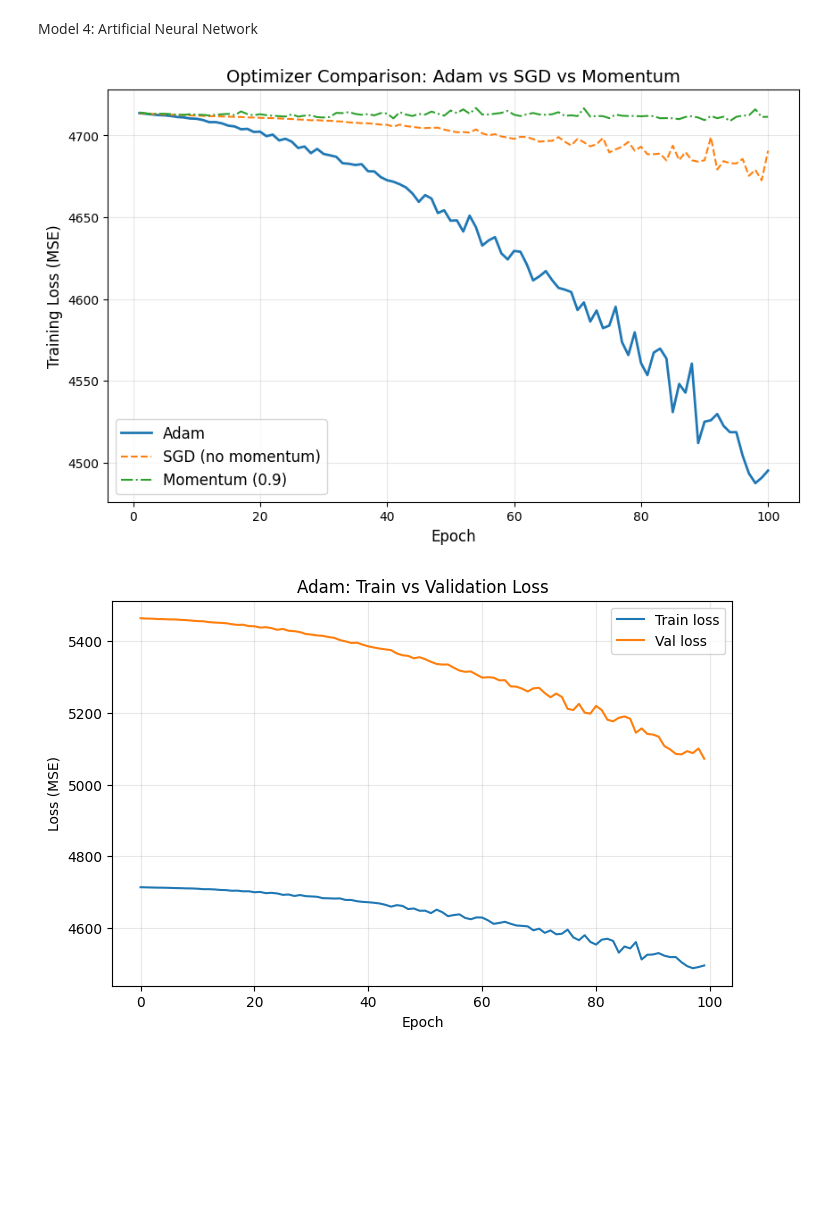
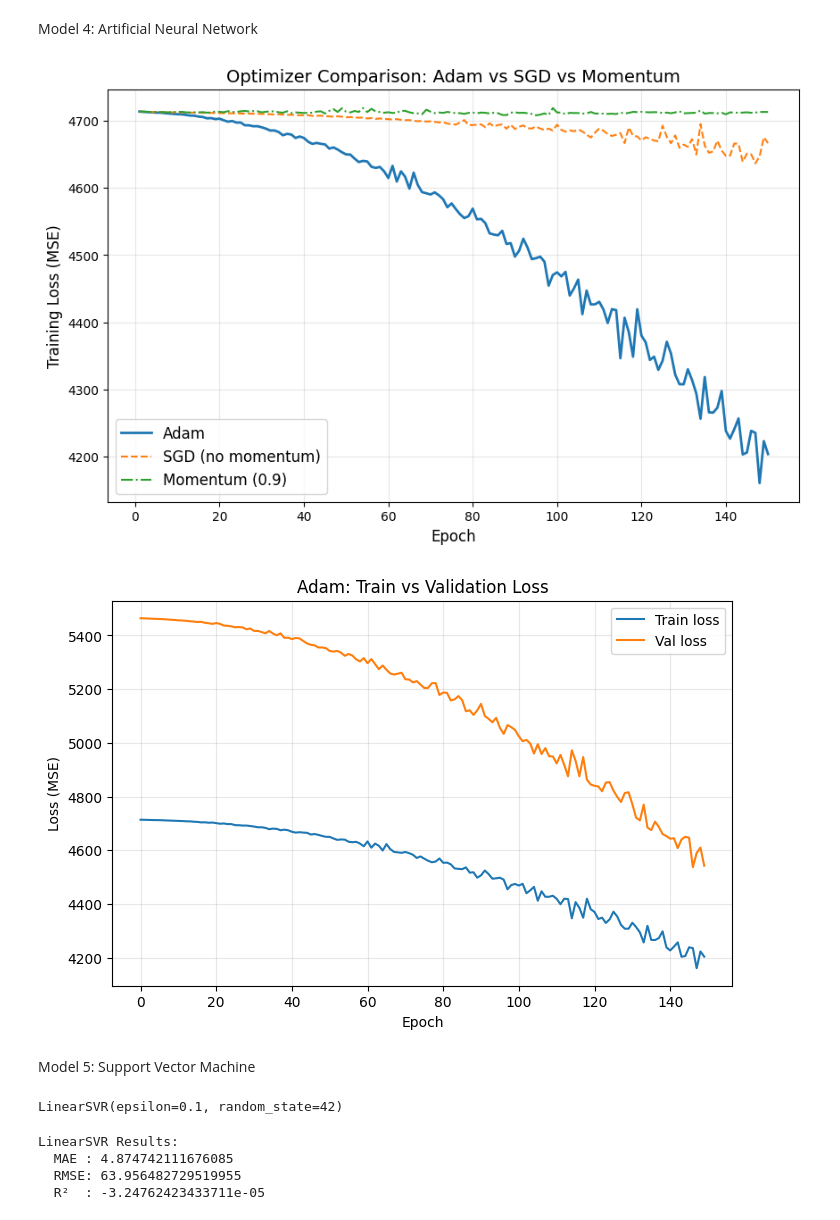
Before and after one commit to aleenaaahad/Machine-Learning-Models, a Jupyter notebook: Data-Processing.ipynb, the cells around one changed output. Saved outputs shown, nothing was run; the diff lists cells and outputs as text; code cells hidden in the pictures; blank space fills up the shorter version.

```diff
--- a/Data-Processing.ipynb
+++ b/Data-Processing.ipynb
@@ -68,7 +68,7 @@ Model 2: Random Forest
 # %%
 from sklearn.ensemble import RandomForestRegressor
 rf = RandomForestRegressor(
-    n_estimators=100,
+    n_estimators=200,
     random_state=42
 )
 
@@ -167,7 +165,7 @@ model_adam.compile(
 history_adam = model_adam.fit(
     X_train_s, y_train_np,
     validation_data=(X_val_s, y_val_np),
-    epochs=100,
+    epochs=150,
     batch_size=32,
     verbose=0
 )
@@ -182,7 +180,7 @@ model_sgd.compile(
 history_sgd = model_sgd.fit(
     X_train_s, y_train_np,
     validation_data=(X_val_s, y_val_np),
-    epochs=100,
+    epochs=150,
     batch_size=32,
     verbose=0
 )
@@ -197,26 +195,26 @@ model_momentum.compile(
 history_momentum = model_momentum.fit(
     X_train_s, y_train_np,
     validation_data=(X_val_s, y_val_np),
-    epochs=100,
+    epochs=150,
     batch_size=32,
     verbose=0
 )
 # %%
 plt.figure(figsize=(10,6))
-epochs = range(1, 101)
+epochs = range(1, 151)
 
 plt.plot(epochs, history_adam.history['loss'], label='Adam', linewidth=2)
 plt.plot(epochs, history_sgd.history['loss'], label='SGD (no momentum)', linestyle='--')
 plt.plot(epochs, history_momentum.history['loss'], label='Momentum (0.9)', linestyle='-.')
 
 plt.title("Optimizer Comparison: Adam vs SGD vs Momentum", fontsize=14)
 plt.xlabel("Epoch", fontsize=12)
 plt.ylabel("Training Loss (MSE)", fontsize=12)
 plt.grid(True, alpha=0.3)
 plt.legend(fontsize=12)
 plt.show()
 # %% [output]
-[figure, old version]
+[figure, new version]
 # %%
 plt.figure(figsize=(8,5))
 plt.plot(history_adam.history['loss'], label='Train loss')
@@ -228,4 +226,45 @@ plt.legend()
 plt.grid(True, alpha=0.3)
 plt.show()
 # %% [output]
-[figure, old version]
+[figure, new version]
+# %% [markdown]
+Model 5: Support Vector Machine
+# %%
+from sklearn.svm import LinearSVR
+from sklearn.preprocessing import StandardScaler
+import numpy as np
+
+# Linear SVR is sensitive to feature scale → scale X
+scaler_svm = StandardScaler()
+X_train_svm = scaler_svm.fit_transform(X_train)
+X_val_svm   = scaler_svm.transform(X_val)
+X_test_svm  = scaler_svm.transform(X_test)
+
+# Train model
+linsvr = LinearSVR(epsilon=0.1, C=1.0, random_state=42)
+linsvr.fit(X_train_svm, y_train['x'])   # x model
+linsvr_y = LinearSVR(epsilon=0.1, C=1.0, random_state=42)
+linsvr_y.fit(X_train_svm, y_train['y'])  # y model
+# %% [output]
+LinearSVR(epsilon=0.1, random_state=42)
+# %%
+y_pred_x = linsvr.predict(X_test_svm)
+y_pred_y = linsvr_y.predict(X_test_svm)
+
+y_pred_linsvr = np.column_stack([y_pred_x, y_pred_y])
+
+from sklearn.metrics import mean_absolute_error, mean_squared_error, r2_score
+
+mae = mean_absolute_error(y_test, y_pred_linsvr)
+rmse = np.sqrt(mean_squared_error(y_test, y_pred_linsvr))
+r2 = r2_score(y_test, y_pred_linsvr)
+
+print("LinearSVR Results:")
+print("  MAE :", mae)
+print("  RMSE:", rmse)
+print("  R²  :", r2)
+# %% [output]
+LinearSVR Results:
+  MAE : 4.874742111676085
+  RMSE: 63.956482729519955
+  R²  : -3.24762423433711e-05
```
Also changed, not shown: parts of 4 cells of this notebook.
